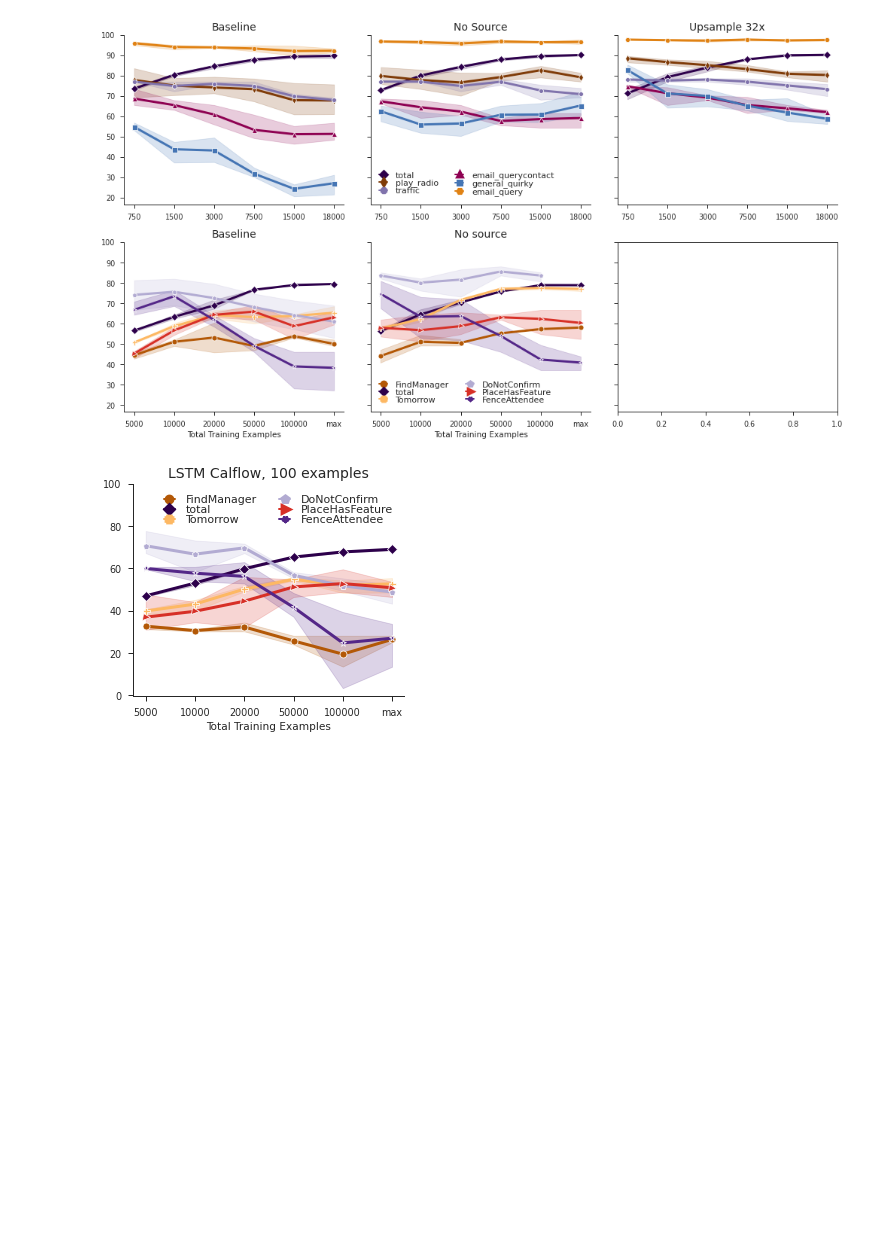
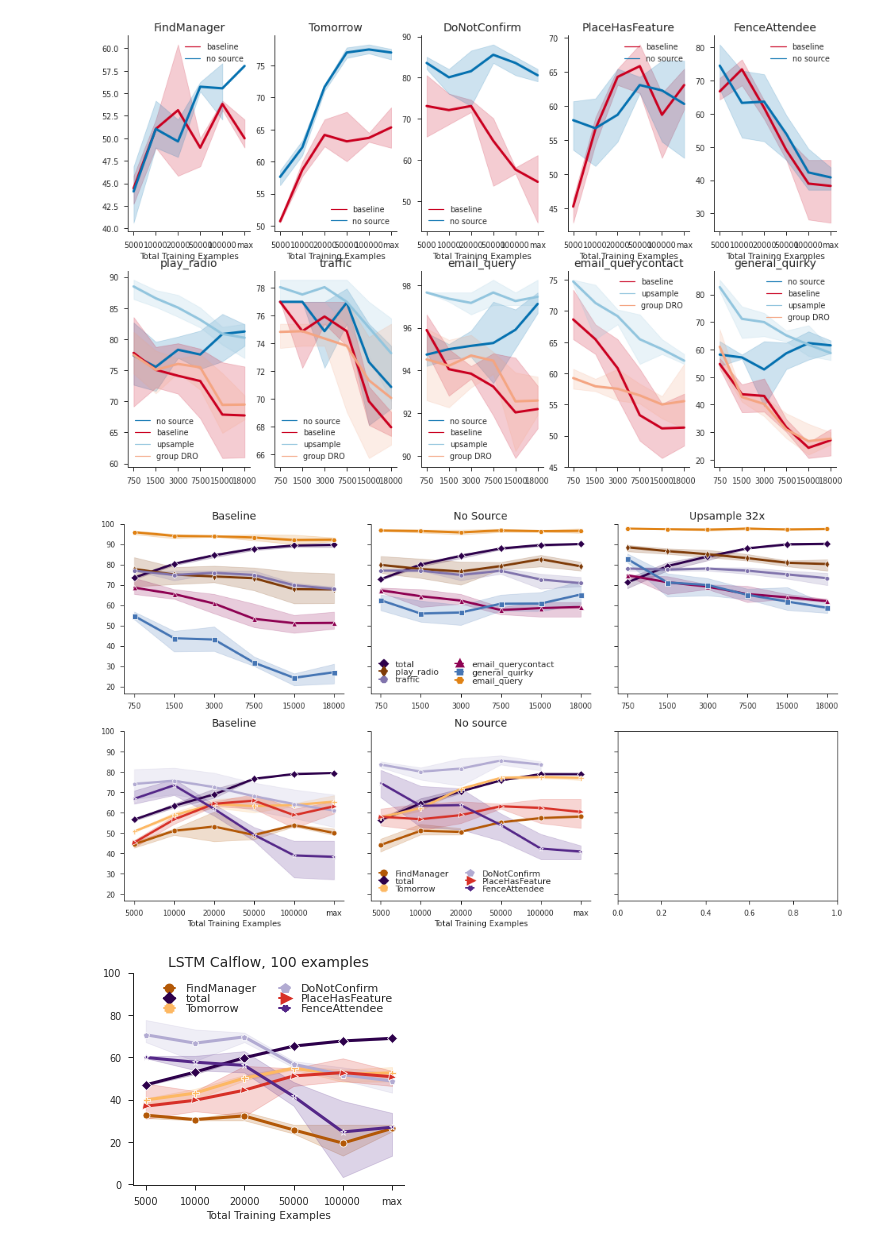
Before and after one commit to esteng/calibration_miso, a Jupyter notebook: analysis/cross_paper_plots.ipynb, the cells around one changed output. Saved outputs shown, nothing was run; the diff lists cells and outputs as text; code cells hidden in the pictures; blank space fills up the shorter version.

```diff
--- a/analysis/cross_paper_plots.ipynb
+++ b/analysis/cross_paper_plots.ipynb
@@ -14,7 +14,7 @@ plt.rcParams.update({'font.size': 18, 'lines.markeredgewidth': 5})
 
 
 # color scheme
-color_mapping = {"baseline": "#ca0020", "no source": "#0571b0", "group DRO": "#f4a582", "upsampling": "#92c5de" }
+color_mapping = {"baseline": "#ca0020", "no source": "#0571b0", "group DRO": "#f4a582", "upsample": "#92c5de" }
 
 # marker_lookup = {'baseline'play_radio': "d", "FindManager": "o", 'email_query': "H", "Tomorrow": "P", 'email_querycontact': "^", "PlaceHasFeature": ">", 'general_quirky': "s", "DoNotConfirm": "p", 'traffic': "8", "FenceAttendee": "*", "total": "D"}
 # %%
@@ -87,20 +87,3 @@ def plot_calflow(paths_and_fxns,
     if savepath is not None:
         plt.tight_layout()
         plt.savefig(savepath)
-# %%
-# fm_data = pd.read_csv("~/papers/incremental_function_learning/results/FindManager_transformer_test.csv", index_col=0)
-# tomorrow_data = pd.read_csv("~/papers/incremental_function_learning/results/Tomorrow_transformer_test.csv", index_col=0)
-# donotconfirm_data = pd.read_csv("~/papers/incremental_function_learning/results/DoNotConfirm_transformer_full_test.csv", index_col=0)
-# placehasfeature_data = pd.read_csv("~/papers/incremental_function_learning/results/PlaceHasFeature_transformer_test.csv", index_col=0)
-# fenceattendee_data = pd.read_csv("~/papers/incremental_function_learning/results/FenceAttendee_transformer_test.csv", index_col=0)
-
-# datas = [("FindManager", fm_data), ("Tomorrow", tomorrow_data),
-#          ("DoNotConfirm", donotconfirm_data), ("PlaceHasFeature", placehasfeature_data),
-#          ("FenceAttendee", fenceattendee_data)]
-
-fm_baseline_path = "~/papers/incremental_function_learning/results/FindManager_transformer_test.csv"
-fm_no_source_path = "~/papers/incremental_function_learning/results/no_source/FindManager_transformer_no_source.csv"
-fm_paths_and_fxns = [("FindManager", fm_baseline_path, "baseline"), ("FindManager", fm_no_source_path, "no source"), ]
-
-fig, ax = plt.subplots(1, 5, figsize=(16, 4))
-plot_calflow(fm_paths_and_fxns, "", show_legend=True, ax=ax[0])
@@ -292,3 +175,41 @@ KeyboardInterrupt:
+# %%
+fm_baseline_path = "~/papers/incremental_function_learning/results/FindManager_transformer_test.csv"
+fm_no_source_path = "~/papers/incremental_function_learning/results/no_source/FindManager_transformer_no_source.csv"
+fm_paths_and_fxns = [("FindManager", fm_baseline_path, "baseline"), ("FindManager", fm_no_source_path, "no source"), ]
+
+
+tom_baseline_path = "~/papers/incremental_function_learning/results/Tomorrow_transformer_test.csv"
+tom_no_source_path = "~/papers/incremental_function_learning/results/no_source/Tomorrow_transformer_no_source.csv"
+tom_paths_and_fxns = [("Tomorrow", tom_baseline_path, "baseline"), ("Tomorrow", tom_no_source_path, "no source"), ]
+
+dnc_baseline_path = "~/papers/incremental_function_learning/results/DoNotConfirm_transformer_full_test.csv"
+dnc_no_source_path = "~/papers/incremental_function_learning/results/no_source/DoNotConfirm_transformer_no_source.csv"
+dnc_paths_and_fxns = [("DoNotConfirm", dnc_baseline_path, "baseline"), ("DoNotConfirm", dnc_no_source_path, "no source"), ]
+
+phf_baseline_path = "~/papers/incremental_function_learning/results/PlaceHasFeature_transformer_test.csv"
+phf_no_source_path = "~/papers/incremental_function_learning/results/no_source/PlaceHasFeature_transformer_no_source.csv"
+phf_paths_and_fxns = [("PlaceHasFeature", phf_baseline_path, "baseline"), ("PlaceHasFeature", phf_no_source_path, "no source"), ]
+
+fa_baseline_path = "~/papers/incremental_function_learning/results/FenceAttendee_transformer_test.csv"
+fa_no_source_path = "~/papers/incremental_function_learning/results/no_source/FenceAttendee_transformer_no_source.csv"
+fa_paths_and_fxns = [("FenceAttendee", fa_baseline_path, "baseline"), ("FenceAttendee", fa_no_source_path, "no source"), ]
+
+
+all_paths = {"FindManager": fm_paths_and_fxns, "Tomorrow": tom_paths_and_fxns, "DoNotConfirm": dnc_paths_and_fxns, "PlaceHasFeature": phf_paths_and_fxns, "FenceAttendee": fa_paths_and_fxns}
+
+fig, ax = plt.subplots(2, 5, figsize=(16, 10), sharex=False, sharey=False)
+for i, fxn in enumerate(["FindManager", "Tomorrow", "DoNotConfirm", "PlaceHasFeature", "FenceAttendee"]):
+    plot_calflow(all_paths[fxn], fxn, show_legend=True, ax=ax[0,i])
+
+data_dirs = [("/brtx/606-nvme1/estengel/intent_fixed_test/intent_no_source_manual/", "no source"),
+             ("/brtx/603-nvme1/estengel/intent_fixed_test/intent/", "baseline"),
+             ("/brtx/606-nvme1/estengel/intent_fixed_test/intent_upsample_32.0/", "upsample"),
+             ("/brtx/602-nvme1/estengel/intent_fixed_test/intent_group_dro/", "group DRO")]
+
+for i, intent in enumerate([50, 66, 15, 16, 27]):
+    plot_intent(data_dirs, intent, title=name_mapping[str(intent)], show_legend=True,  ax=ax[1,i], fxn_split=75)
+# %% [output]
+[figure, added]
 # %%
 
 # cross-ways plot
```
Also changed, not shown: parts of 5 cells of this notebook, 8 other files.
